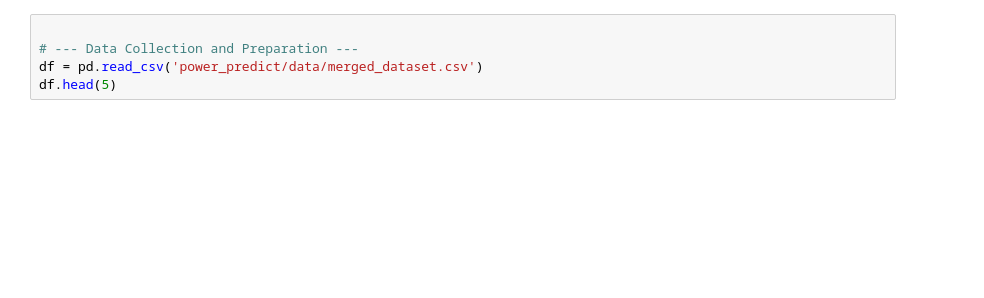
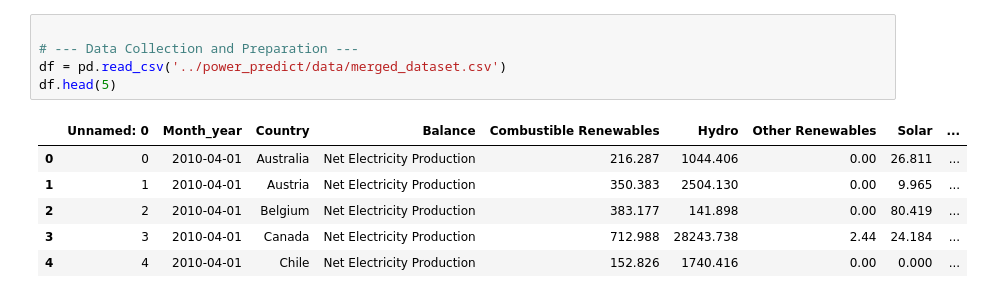
Before and after one commit to VonRiecken/Power-Predict, a Jupyter notebook: notebooks/tpot_model_iteration.ipynb, the cells around one changed output. Saved outputs shown, nothing was run; the diff lists cells and outputs as text; blank space fills up the shorter version.

```diff
--- a/notebooks/tpot_model_iteration.ipynb
+++ b/notebooks/tpot_model_iteration.ipynb
@@ -13,5 +35,12 @@ ImportError: cannot import name 'SCORERS' from 'sklearn.metrics' (/Users/Fernand
 # %%
 
 # --- Data Collection and Preparation ---
-df = pd.read_csv('power_predict/data/merged_dataset.csv')
+df = pd.read_csv('../power_predict/data/merged_dataset.csv')
 df.head(5)
+# %% [output]
+|  | Unnamed: 0 | Month_year | Country | Balance | Combustible Renewables | Hydro | Other Renewables | Solar | ... |
+| 0 | 0 | 2010-04-01 | Australia | Net Electricity Production | 216.287 | 1044.406 | 0.00 | 26.811 | ... |
+| 1 | 1 | 2010-04-01 | Austria | Net Electricity Production | 350.383 | 2504.130 | 0.00 | 9.965 | ... |
+| 2 | 2 | 2010-04-01 | Belgium | Net Electricity Production | 383.177 | 141.898 | 0.00 | 80.419 | ... |
+| 3 | 3 | 2010-04-01 | Canada | Net Electricity Production | 712.988 | 28243.738 | 2.44 | 24.184 | ... |
+| 4 | 4 | 2010-04-01 | Chile | Net Electricity Production | 152.826 | 1740.416 | 0.00 | 0.000 | ... |
```
Also changed, not shown: parts of 15 cells of this notebook.
